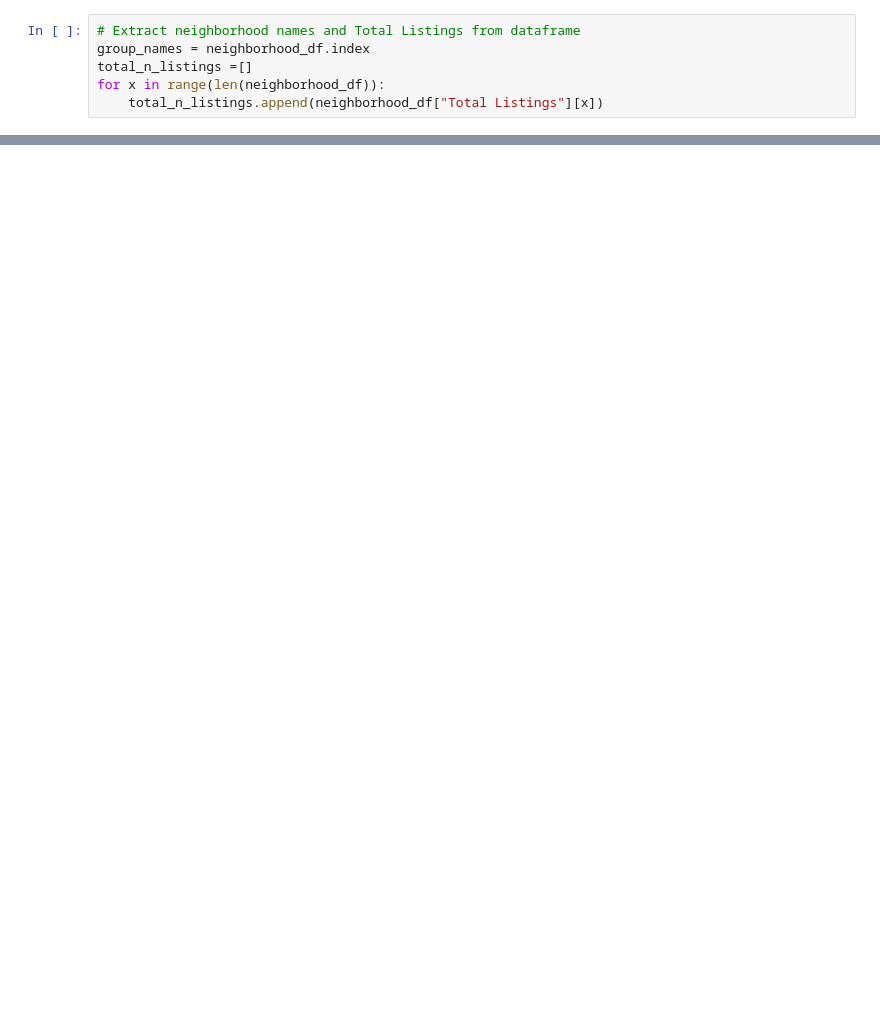
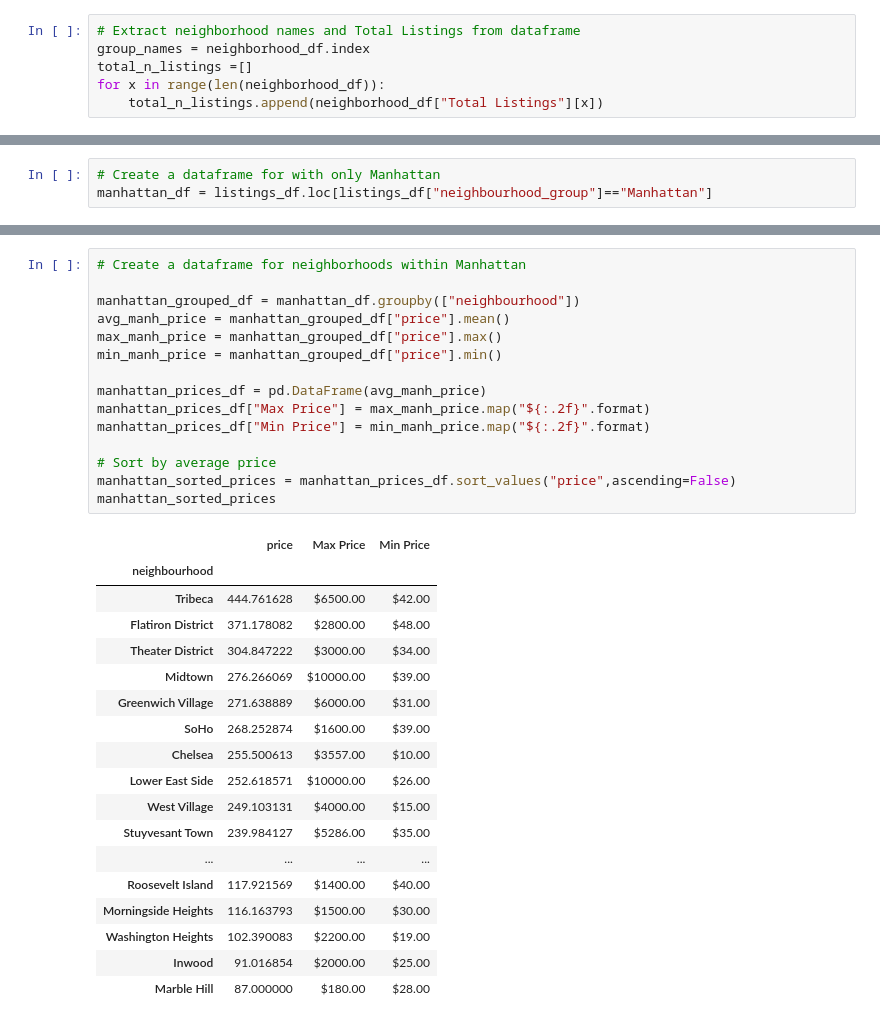
Before and after one commit to MWilliamsDP/ProjectOne, a Jupyter notebook: PricingvsNeighborhood.ipynb, the cells around one changed output, grey strips where cells are left out. Drawn from its saved outputs; the diff is of its cells as text; blank space fills up the shorter version.

```diff
--- a/PricingvsNeighborhood.ipynb
+++ b/PricingvsNeighborhood.ipynb
@@ -72,0 +110,3 @@ SN_sorted.head()
+# %%
+# Create a dataframe for with only Manhattan
+manhattan_df = listings_df.loc[listings_df["neighbourhood_group"]=="Manhattan"]
@@ -72,0 +140,34 @@ SN_sorted.head()
+# %%
+# Create a dataframe for neighborhoods within Manhattan
+
+manhattan_grouped_df = manhattan_df.groupby(["neighbourhood"])
+avg_manh_price = manhattan_grouped_df["price"].mean()
+max_manh_price = manhattan_grouped_df["price"].max()
+min_manh_price = manhattan_grouped_df["price"].min()
+
+manhattan_prices_df = pd.DataFrame(avg_manh_price)
+manhattan_prices_df["Max Price"] = max_manh_price.map("${:.2f}".format)
+manhattan_prices_df["Min Price"] = min_manh_price.map("${:.2f}".format)
+
+# Sort by average price
+manhattan_sorted_prices = manhattan_prices_df.sort_values("price",ascending=False)
+manhattan_sorted_prices
+# %% [output]
+|  | price | Max Price | Min Price |
+| neighbourhood |  |  |  |
+| Tribeca | 444.761628 | $6500.00 | $42.00 |
+| Flatiron District | 371.178082 | $2800.00 | $48.00 |
+| Theater District | 304.847222 | $3000.00 | $34.00 |
+| Midtown | 276.266069 | $10000.00 | $39.00 |
+| Greenwich Village | 271.638889 | $6000.00 | $31.00 |
+| SoHo | 268.252874 | $1600.00 | $39.00 |
+| Chelsea | 255.500613 | $3557.00 | $10.00 |
+| Lower East Side | 252.618571 | $10000.00 | $26.00 |
+| West Village | 249.103131 | $4000.00 | $15.00 |
+| Stuyvesant Town | 239.984127 | $5286.00 | $35.00 |
+| ... | ... | ... | ... |
+| Roosevelt Island | 117.921569 | $1400.00 | $40.00 |
+| Morningside Heights | 116.163793 | $1500.00 | $30.00 |
+| Washington Heights | 102.390083 | $2200.00 | $19.00 |
+| Inwood | 91.016854 | $2000.00 | $25.00 |
+| Marble Hill | 87.000000 | $180.00 | $28.00 |
```
Also changed, not shown: parts of 14 cells of this notebook.
